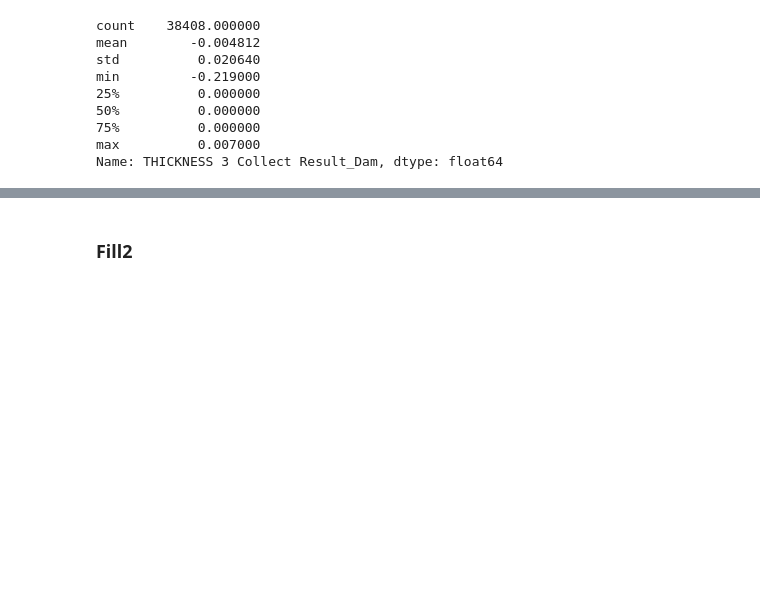
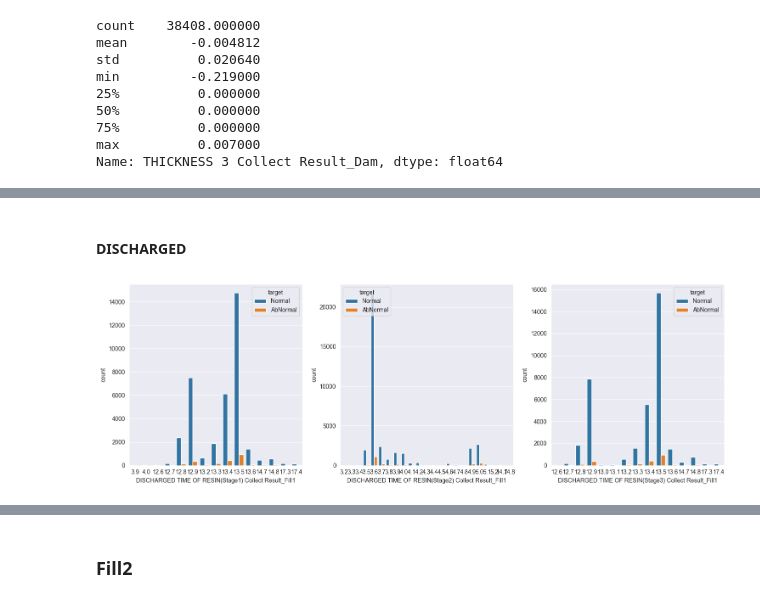
Before and after one commit to watchstep/YAIMERS, a Jupyter notebook: pre_1.ipynb, the cells around one changed output, grey strips where cells are left out. Cells and saved outputs as stored; diff of their text form; code cells hidden in the pictures; blank space fills up the shorter version.

```diff
--- a/pre_1.ipynb
+++ b/pre_1.ipynb
@@ -1117,17 +1116,6 @@ plt.title("Line4", fontsize=16, pad=10)
 plt.tight_layout();
 # %% [output]
 [figure]
-# %%
-Q1 = df['3rd Pressure Collect Result_AutoClave'].quantile(0.25)
-Q3 = df['3rd Pressure Collect Result_AutoClave'].quantile(0.75)
-IQR = Q3 - Q1
-print(f"Q1: {Q1}")
-print(f"Q3: {Q3}") # 2098개
-
-lower_bound = Q1 - 1.5 * IQR
-upper_bound = Q3 + 1.5 * IQR
-
-df = df[(df['3rd Pressure Collect Result_AutoClave'] >= lower_bound) & (df['3rd Pressure Collect Result_AutoClave'] <= upper_bound)]
 # %%
 # Stage별로 비슷해서 Stage끼리 묶음
 stage1_line_dam = df[["Stage1 Line1 Distance Speed Collect Result_Dam",
@@ -1212,0 +1227,11 @@ array([-0.058, -0.219])
+# %% [markdown]
+#### DISCHARGED
+# %%
+fig, axes = plt.subplots(nrows=1, ncols=3, figsize=(15, 5))
+
+sns.countplot(x="DISCHARGED TIME OF RESIN(Stage1) Collect Result_Fill1", hue="target", data=df, ax=axes[0]);
+sns.countplot(x="DISCHARGED TIME OF RESIN(Stage2) Collect Result_Fill1", hue="target", data=df, ax=axes[1]);
+sns.countplot(x="DISCHARGED TIME OF RESIN(Stage3) Collect Result_Fill1", hue="target", data=df, ax=axes[2]);
+plt.tight_layout();
+# %% [output]
+[figure, added]
```
Also changed, not shown: parts of 130 cells of this notebook, 7 other files.
